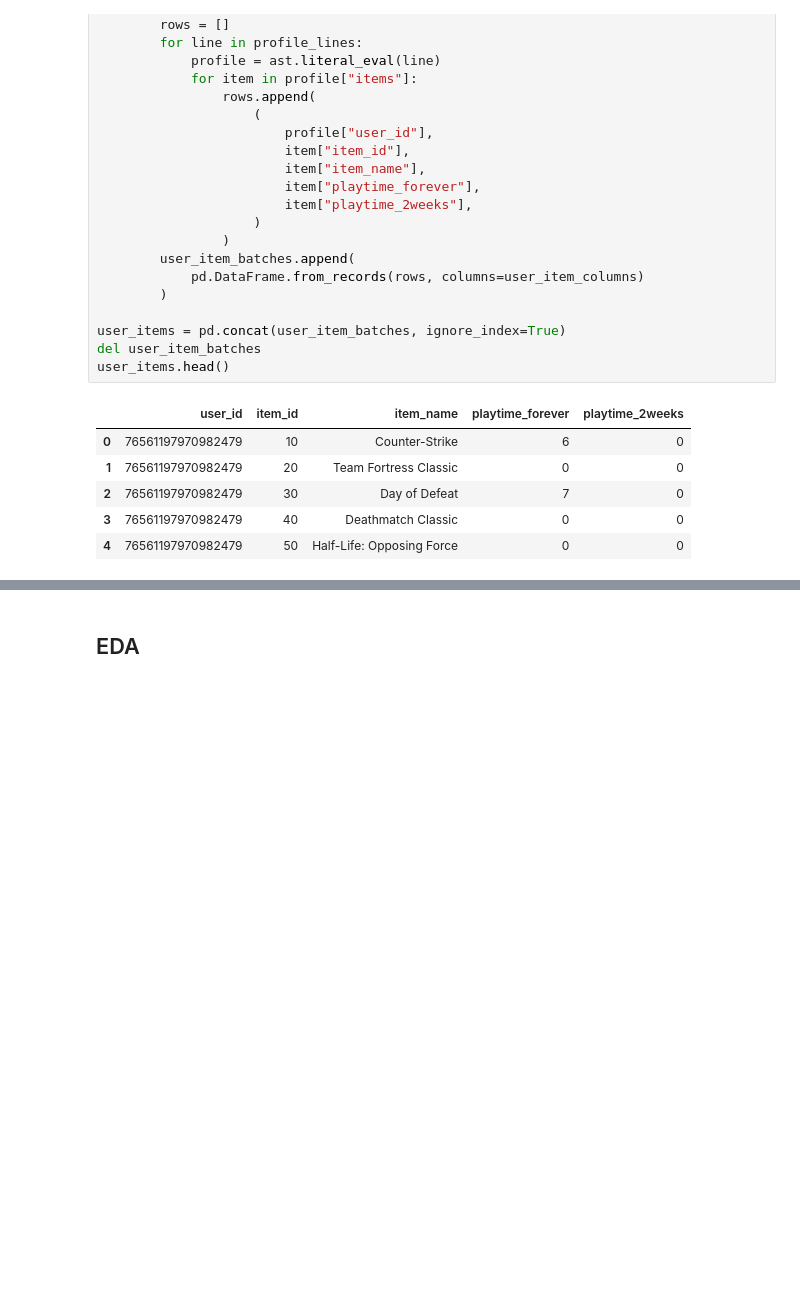
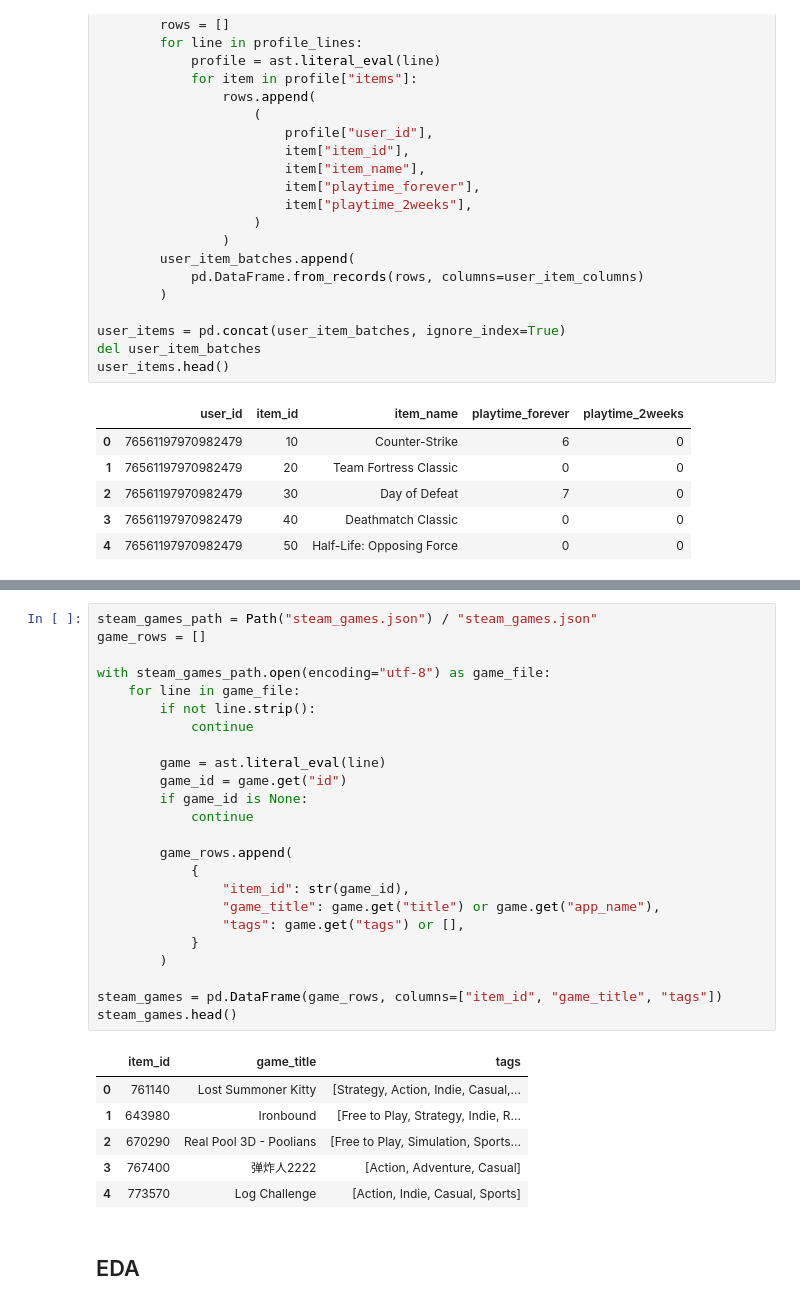
Before and after one commit to JaredW022/cse258-a2, a Jupyter notebook: workbook.ipynb, the cells around one changed output, grey strips where cells are left out. Cells and saved outputs as stored; diff of their text form; blank space fills up the shorter version.

```diff
--- a/workbook.ipynb
+++ b/workbook.ipynb
@@ -87,6 +86,37 @@ reviews.head()
 | 2 | 76561197970982479 |  | Posted April 21, 2011. |  | 43110 | No ratings yet | True | Great atmosphere. The gunplay can... |
 | 3 | js41637 |  | Posted June 24, 2014. |  | 251610 | 15 of 20 people (75%) found this ... | True | I know what you think when you se... |
 | 4 | js41637 |  | Posted September 8, 2013. |  | 227300 | 0 of 1 people (0%) found this rev... | True | For a simple (it's actually not a... |
+# %%
+steam_games_path = Path("steam_games.json") / "steam_games.json"
+game_rows = []
+
+with steam_games_path.open(encoding="utf-8") as game_file:
+    for line in game_file:
+        if not line.strip():
+            continue
+
+        game = ast.literal_eval(line)
+        game_id = game.get("id")
+        if game_id is None:
+            continue
+
+        game_rows.append(
+            {
+                "item_id": str(game_id),
+                "game_title": game.get("title") or game.get("app_name"),
+                "tags": game.get("tags") or [],
+            }
+        )
+
+steam_games = pd.DataFrame(game_rows, columns=["item_id", "game_title", "tags"])
+steam_games.head()
+# %% [output]
+|  | item_id | game_title | tags |
+| 0 | 761140 | Lost Summoner Kitty | [Strategy, Action, Indie, Casual,... |
+| 1 | 643980 | Ironbound | [Free to Play, Strategy, Indie, R... |
+| 2 | 670290 | Real Pool 3D - Poolians | [Free to Play, Simulation, Sports... |
+| 3 | 767400 | 弹炸人2222 | [Action, Adventure, Casual] |
+| 4 | 773570 | Log Challenge | [Action, Indie, Casual, Sports] |
 # %% [markdown]
 ## EDA
 # %%
```
Also changed, not shown: parts of 8 cells of this notebook.
